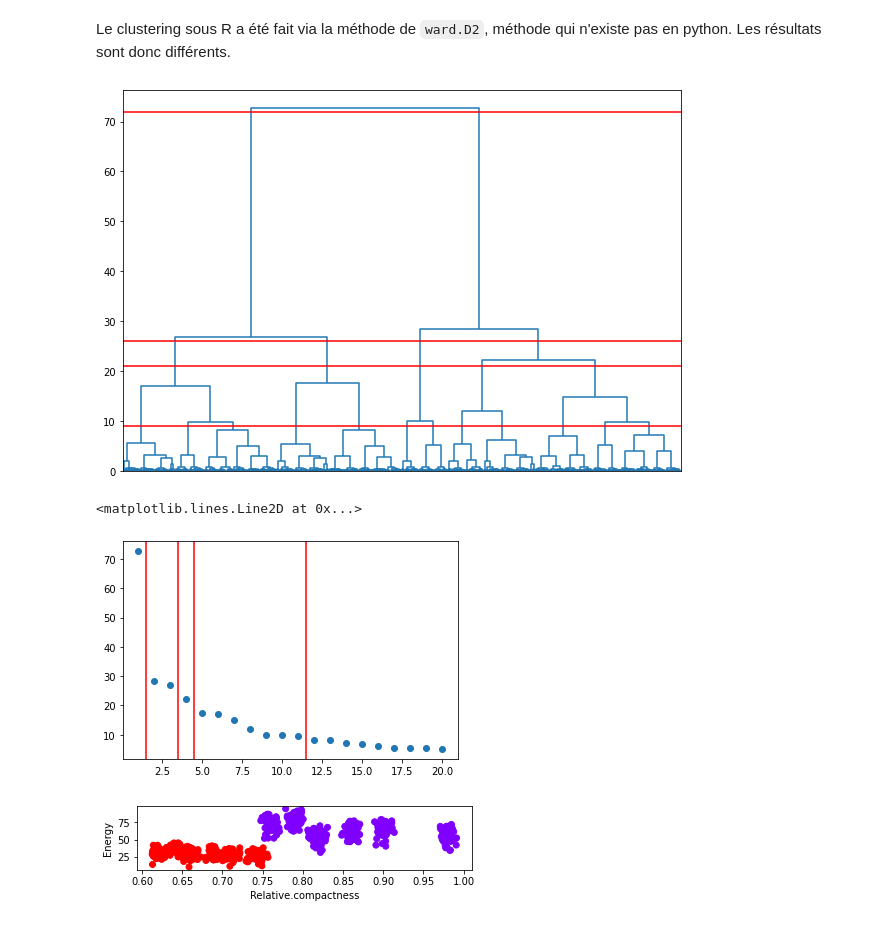
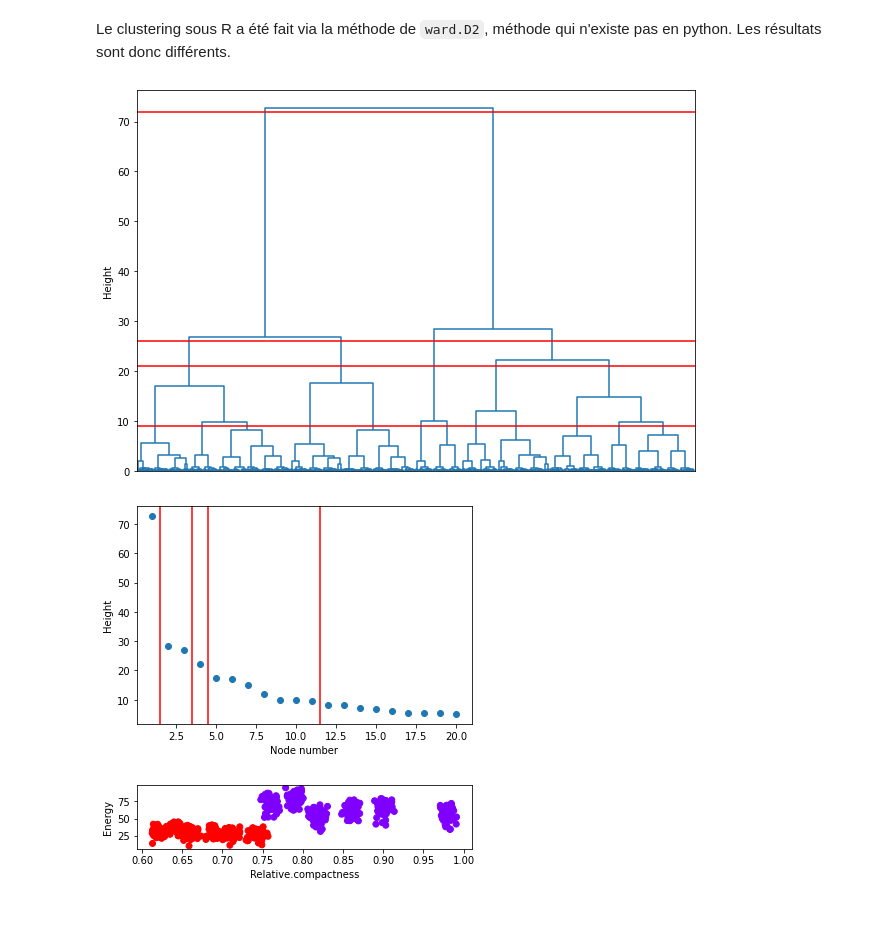
Before and after one commit to quentinthuet/buildings_energy_consumption, a Jupyter notebook: Project.ipynb, the cells around one changed output. Cells and saved outputs as stored; diff of their text form; code cells hidden in the pictures.

```diff
--- a/Project.ipynb
+++ b/Project.ipynb
@@ -152,24 +193,27 @@ plt.axhline(72,color='r')
 plt.axhline(26,color='r')
 plt.axhline(21,color='r')
 plt.axhline(9,color='r')
+plt.ylabel("Height")
 plt.show()
 # %% [output]
-[figure, old version]
+[figure, new version]
 # %%
 heights = np.array([])
 for x,y,z,t in dend_output['dcoord'][:]:
     if y > 5:
         heights = np.append(heights,y)
 heights[::-1].sort()
 heights = heights[:20]
 plt.plot(np.linspace(1,len(heights),len(heights)),heights,'o')
 plt.axvline(1.5,color='r')
 plt.axvline(3.5,color='r')
 plt.axvline(4.5,color='r')
 plt.axvline(11.5,color='r')
+plt.xlabel('Node number')
+plt.ylabel('Height')
+plt.show()
 # %% [output]
-<matplotlib.lines.Line2D at 0x...>
-[figure, old version]
+[figure, new version]
 # %%
 cluster2 = AgglomerativeClustering(n_clusters=2, affinity='euclidean', linkage='ward')
 cluster2.fit_predict(data_sc)
```
Also changed, not shown: parts of 23 cells of this notebook.
